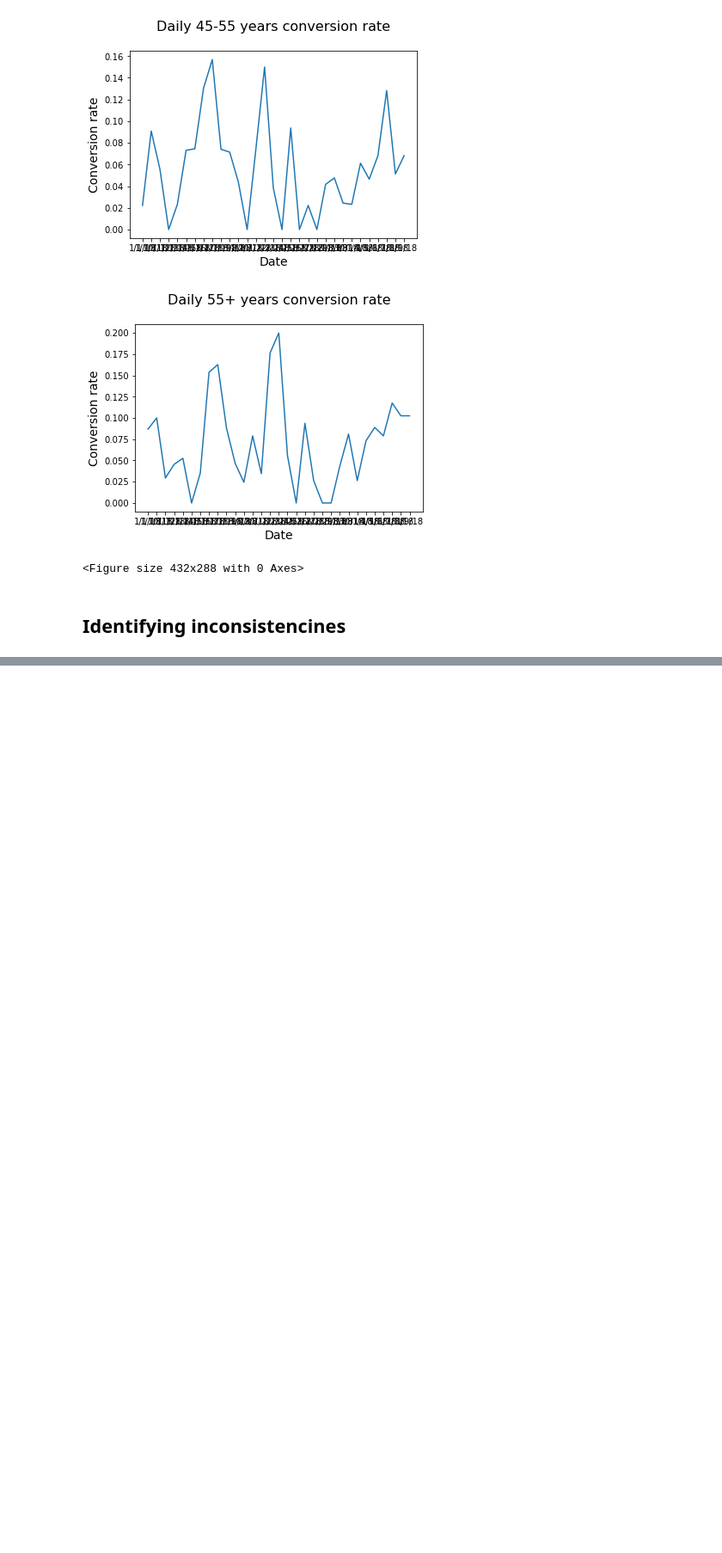
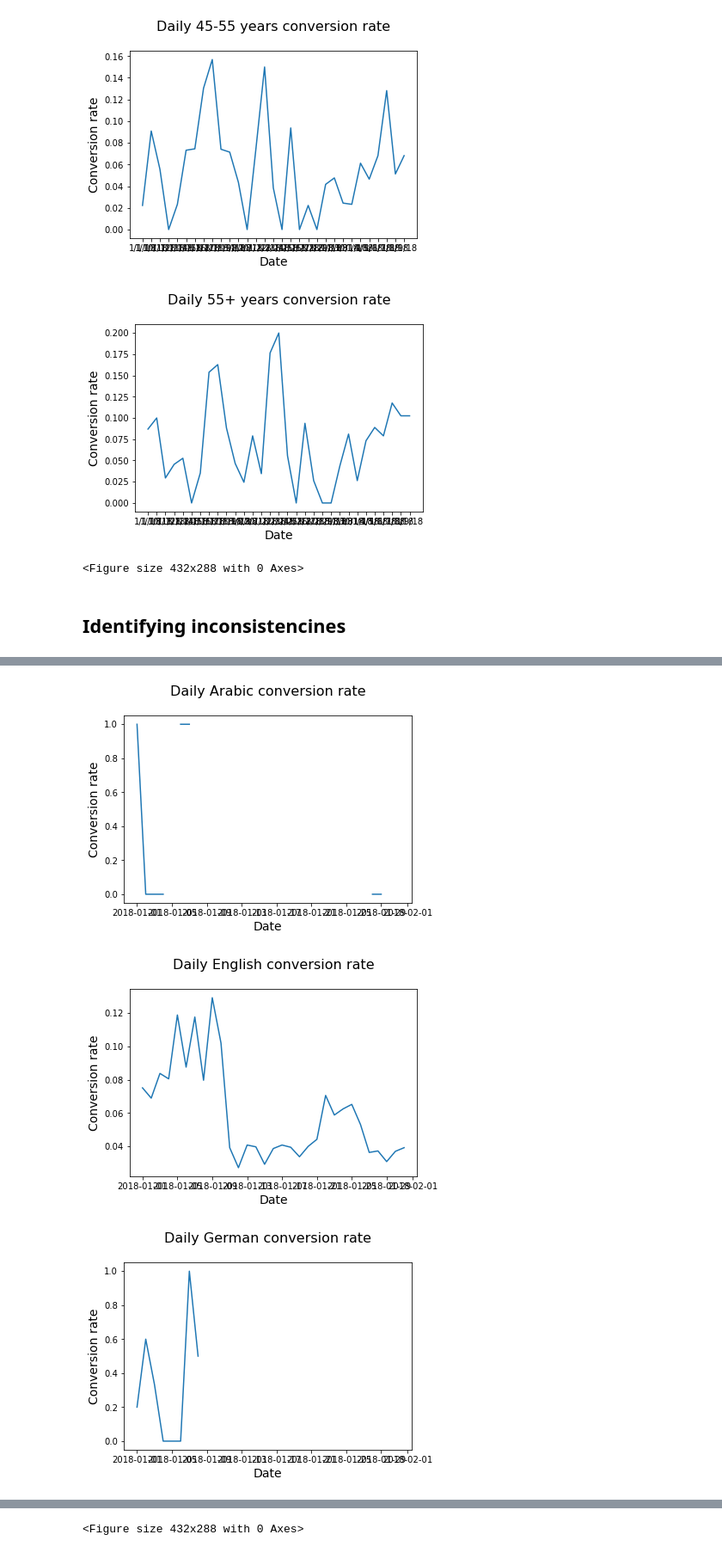
Before and after one commit to g3l0o/Marketing_Analytics-Analyzing_Marketing_Campaigns, a Jupyter notebook: Conversion Attribution.ipynb, the cells around one changed output, grey strips where cells are left out. Shown: that part at 86% size. Drawn from its saved outputs; the diff is of its cells as text; code cells hidden in the pictures; blank space fills up the shorter version.

```diff
--- a/Conversion Attribution.ipynb
+++ b/Conversion Attribution.ipynb
@@ -92,0 +152,12 @@ plotting_conv(age_group_df)
+# %%
+house_ads = marketing[marketing['marketing_channel'] == 'House Ads']
+
+conv_lang_channel = conversion_rate(house_ads, ['date_served', 'language_displayed'])
+
+conv_lang_df = pd.DataFrame(conv_lang_channel.unstack(level = 1))
+
+plotting_conv(conv_lang_df)
+# %% [output]
+[figure, added]
+[figure, added]
+[figure, added]
@@ -92,0 +165 @@ plotting_conv(age_group_df)
+<Figure size 432x288 with 0 Axes>
```
Also changed, not shown: parts of 11 cells of this notebook.
